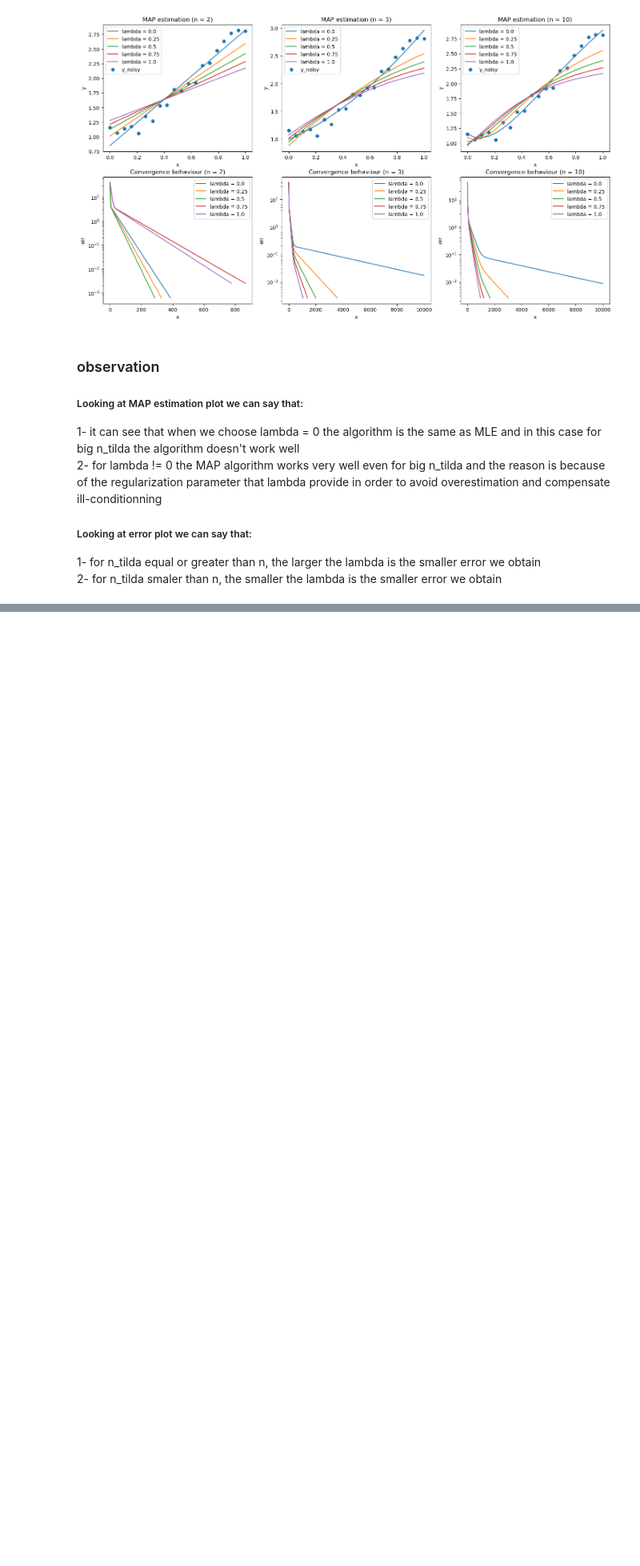
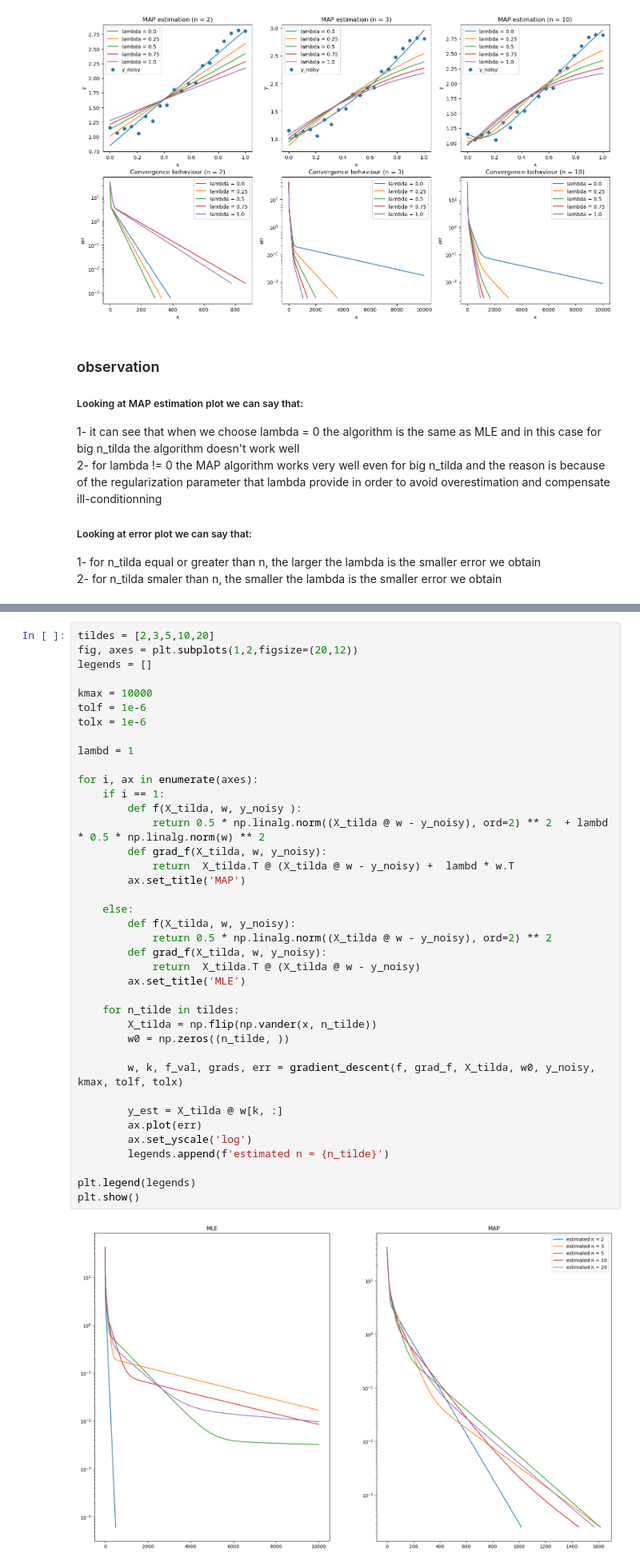
Before and after one commit to Rezashatery/MLE-and-MAP, a Jupyter notebook: MLE and MAP.ipynb, the cells around one changed output, grey strips where cells are left out. Shown at 80% size. Drawn from its saved outputs; the diff is of its cells as text; blank space fills up the shorter version.

Commit message:
comparison between MLE and MAP (lambda=1)

```diff
--- a/MLE and MAP.ipynb
+++ b/MLE and MAP.ipynb
@@ -248,0 +251,41 @@ for i, n_tilda in enumerate(n_tildas_value):
+# %%
+tildes = [2,3,5,10,20]
+fig, axes = plt.subplots(1,2,figsize=(20,12))
+legends = []
+
+kmax = 10000
+tolf = 1e-6
+tolx = 1e-6
+
+lambd = 1
+
+for i, ax in enumerate(axes):
+    if i == 1:
+        def f(X_tilda, w, y_noisy ):
+            return 0.5 * np.linalg.norm((X_tilda @ w - y_noisy), ord=2) ** 2  + lambd * 0.5 * np.linalg.norm(w) ** 2
+        def grad_f(X_tilda, w, y_noisy):
+            return  X_tilda.T @ (X_tilda @ w - y_noisy) +  lambd * w.T
+        ax.set_title('MAP')
+
+    else:
+        def f(X_tilda, w, y_noisy):
+            return 0.5 * np.linalg.norm((X_tilda @ w - y_noisy), ord=2) ** 2
+        def grad_f(X_tilda, w, y_noisy):
+            return  X_tilda.T @ (X_tilda @ w - y_noisy)
+        ax.set_title('MLE')
+
+    for n_tilde in tildes:
+        X_tilda = np.flip(np.vander(x, n_tilde))
+        w0 = np.zeros((n_tilde, ))
+
+        w, k, f_val, grads, err = gradient_descent(f, grad_f, X_tilda, w0, y_noisy, kmax, tolf, tolx)
+
+        y_est = X_tilda @ w[k, :]
+        ax.plot(err)
+        ax.set_yscale('log')
+        legends.append(f'estimated n = {n_tilde}')
+
+plt.legend(legends)
+plt.show()
+# %% [output]
+[figure, added]
```
Also changed, not shown: parts of 3 cells of this notebook.
